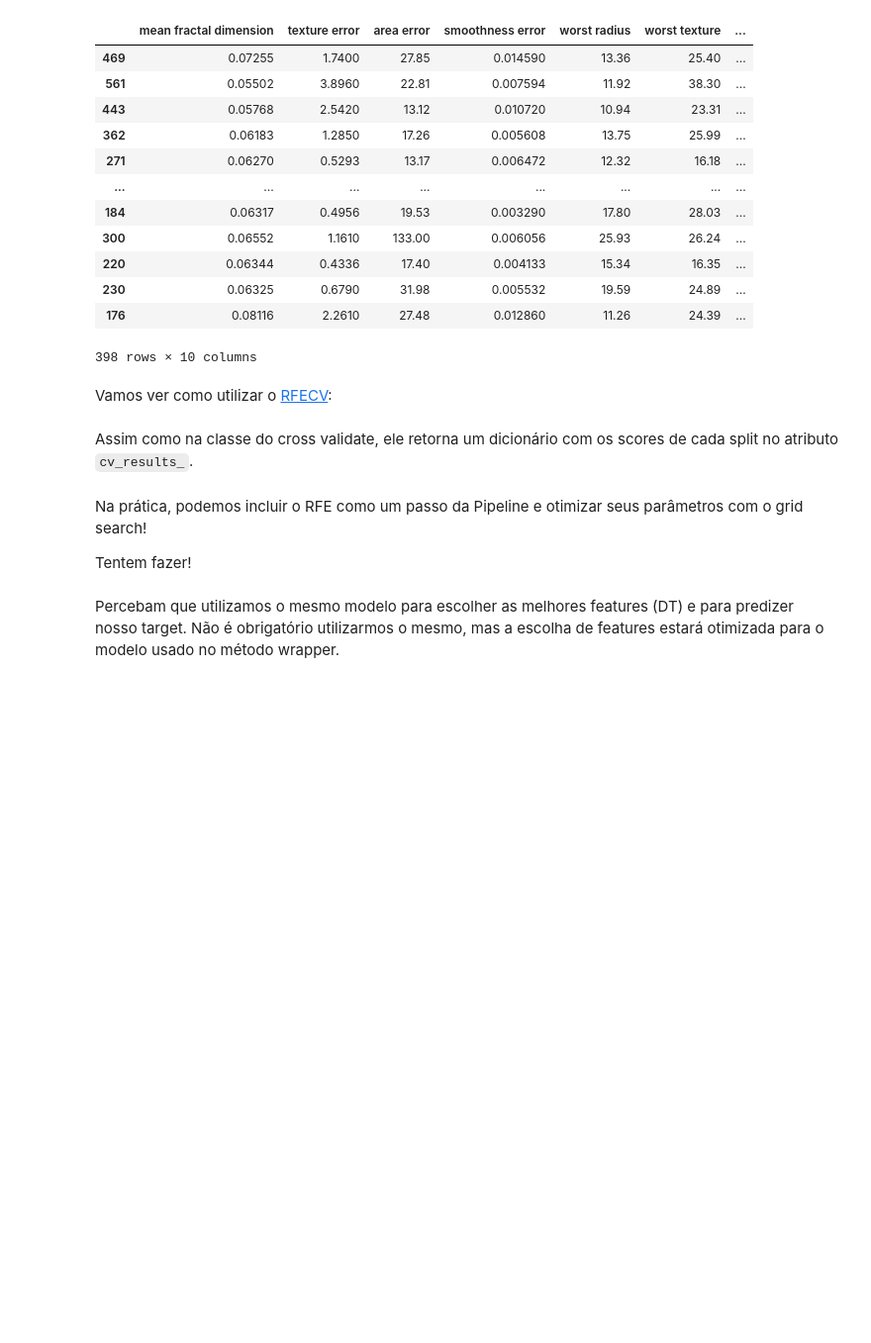
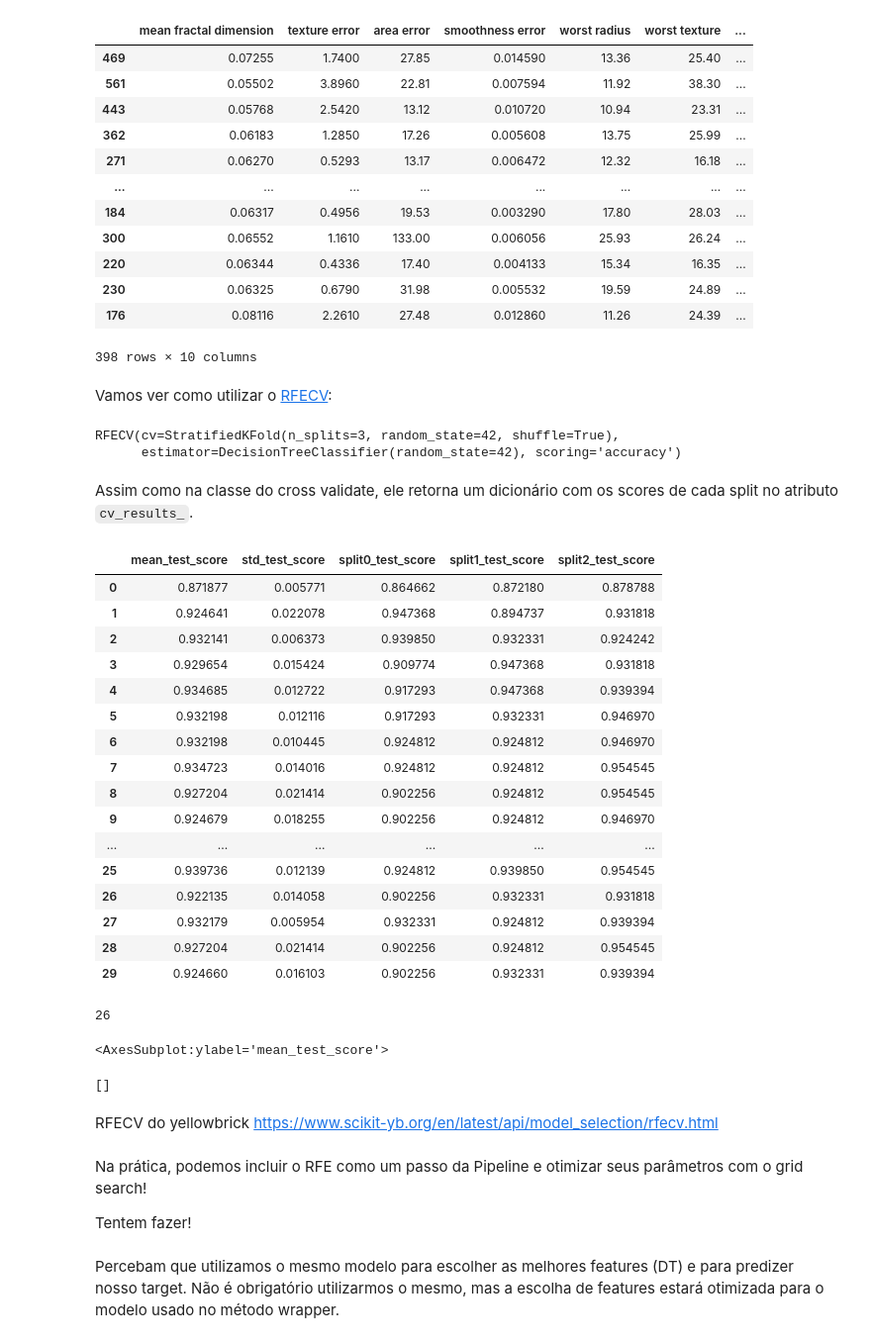
Before and after one commit to patriciacatandi/Lets_Code_DS_Degree_Alunos_ML, a Jupyter notebook: Módulo 11 - Machine Learning III/1 - Feature Selection/Feature selection Alunos.ipynb, the cells around one changed output. Shown at 99% size. Cells and saved outputs as stored; diff of their text form; code cells hidden in the pictures; blank space fills up the shorter version.

```diff
--- a/Módulo 11 - Machine Learning III/1 - Feature Selection/Feature selection Alunos.ipynb
+++ b/Módulo 11 - Machine Learning III/1 - Feature Selection/Feature selection Alunos.ipynb
@@ -414,13 +409,44 @@ X_train.loc[:, rfe.support_]
 Vamos ver como utilizar o [RFECV](https://scikit-learn.org/stable/modules/generated/sklearn.feature_selection.RFECV.html):
 # %%
 # Importa classes do RFECV e StratifiedKFold
-
+from sklearn.feature_selection import RFECV
+from sklearn.model_selection import StratifiedKFold
 
 # instancia StratifiedKFold
-
+fold = StratifiedKFold(n_splits=3, shuffle=True, random_state=42)
 
 # instancia e faz o fit com RFE
+dt = DecisionTreeClassifier(random_state=42)
+rfecv = RFECV(dt, cv=fold, scoring='accuracy')
+rfecv.fit(X_train, y_train)
+# %% [output]
+RFECV(cv=StratifiedKFold(n_splits=3, random_state=42, shuffle=True),
+      estimator=DecisionTreeClassifier(random_state=42), scoring='accuracy')
 # %% [markdown]
 Assim como na classe do cross validate, ele retorna um dicionário com os scores de cada split no atributo `cv_results_`.
+# %%
+df = pd.DataFrame(rfecv.cv_results_)
+df
+# %% [output]
+|  | mean_test_score | std_test_score | split0_test_score | split1_test_score | split2_test_score |
+| 0 | 0.871877 | 0.005771 | 0.864662 | 0.872180 | 0.878788 |
+| 1 | 0.924641 | 0.022078 | 0.947368 | 0.894737 | 0.931818 |
+| 2 | 0.932141 | 0.006373 | 0.939850 | 0.932331 | 0.924242 |
+| 3 | 0.929654 | 0.015424 | 0.909774 | 0.947368 | 0.931818 |
+| 4 | 0.934685 | 0.012722 | 0.917293 | 0.947368 | 0.939394 |
+| 5 | 0.932198 | 0.012116 | 0.917293 | 0.932331 | 0.946970 |
+| 6 | 0.932198 | 0.010445 | 0.924812 | 0.924812 | 0.946970 |
+| 7 | 0.934723 | 0.014016 | 0.924812 | 0.924812 | 0.954545 |
+| 8 | 0.927204 | 0.021414 | 0.902256 | 0.924812 | 0.954545 |
+| 9 | 0.924679 | 0.018255 | 0.902256 | 0.924812 | 0.946970 |
+| ... | ... | ... | ... | ... | ... |
+| 25 | 0.939736 | 0.012139 | 0.924812 | 0.939850 | 0.954545 |
+| 26 | 0.922135 | 0.014058 | 0.902256 | 0.932331 | 0.931818 |
+| 27 | 0.932179 | 0.005954 | 0.932331 | 0.924812 | 0.939394 |
+| 28 | 0.927204 | 0.021414 | 0.902256 | 0.924812 | 0.954545 |
+| 29 | 0.924660 | 0.016103 | 0.902256 | 0.932331 | 0.939394 |
 # %%
 # Para saber o número de features escolhidos via CV usamos o n_features_
+rfecv.n_features_
+# %% [output]
+26
@@ -427,5 +455,15 @@ Assim como na classe do cross validate, ele retorna um dicionário com os scores
 # %%
 # Também podemos ver graficamente
+sns.lineplot(data=df, x=df.index+1, y=df['mean_test_score'])
+# %% [output]
+<AxesSubplot:ylabel='mean_test_score'>
+# %%
+plt.plot(data=rfecv.grid_scores_)
+# %% [output]
+[]
+# %% [markdown]
+RFECV do yellowbrick
+https://www.scikit-yb.org/en/latest/api/model_selection/rfecv.html
 # %% [markdown]
 Na prática, podemos incluir o RFE como um passo da Pipeline e otimizar seus parâmetros com o grid search!
 
```
Also changed, not shown: parts of 3 cells of this notebook.
